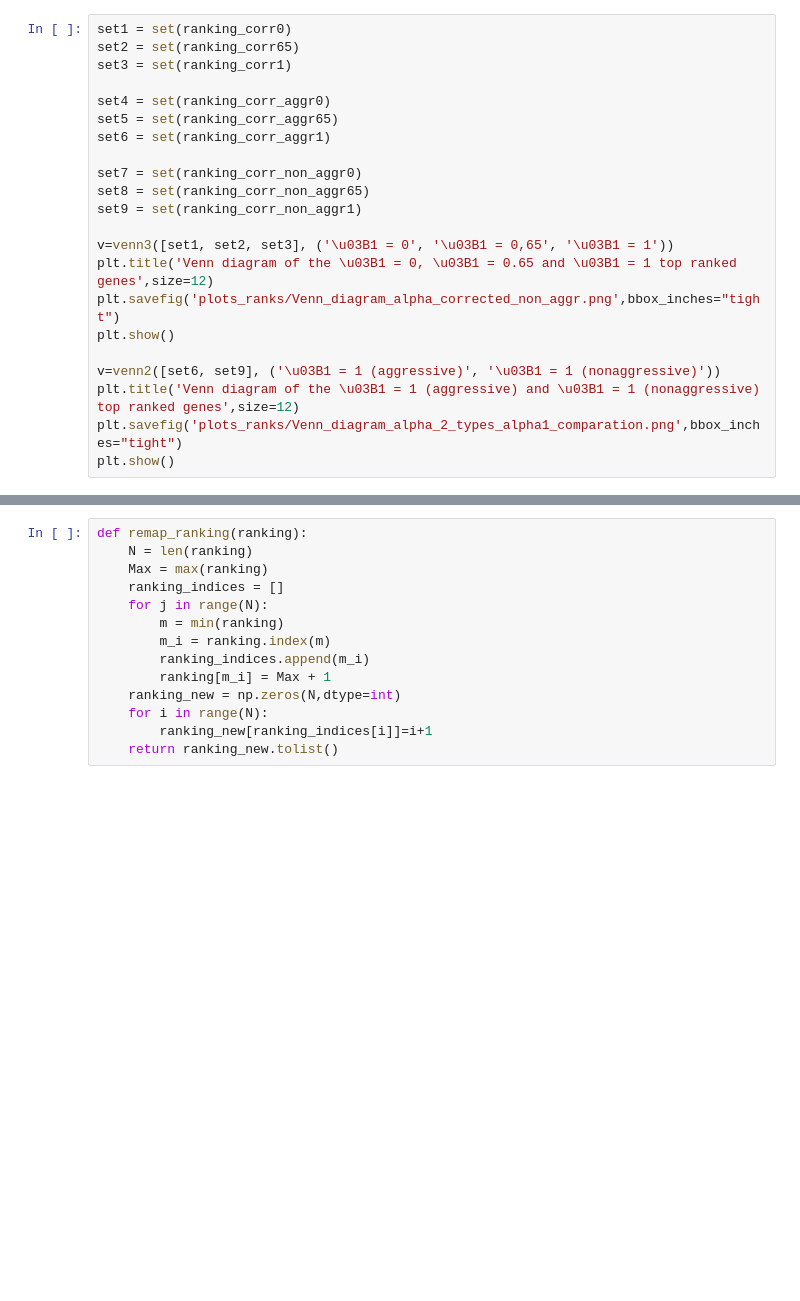
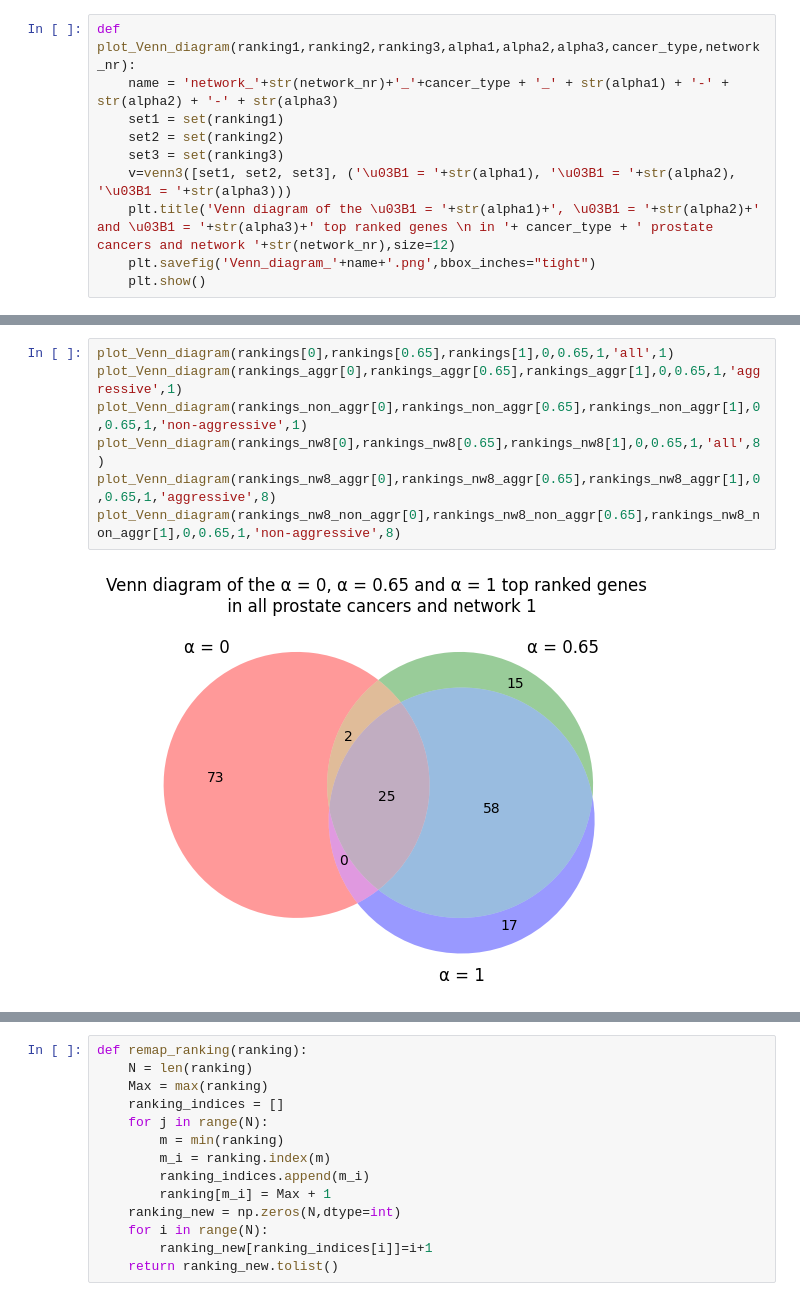
Before and after one commit to dmartmillan/OMEN, a Jupyter notebook: new_data/Compare_rankings.ipynb, the cells around one changed output, grey strips where cells are left out. Cells and saved outputs as stored; diff of their text form; blank space fills up the shorter version.

```diff
--- a/new_data/Compare_rankings.ipynb
+++ b/new_data/Compare_rankings.ipynb
@@ -63,22 +49,10 @@ ranking_corr_non_aggr65bot = rankings_corrected_non_aggr[3][50:100]
 # %%
-set1 = set(ranking_corr0)
-set2 = set(ranking_corr65)
-set3 = set(ranking_corr1)
-
-set4 = set(ranking_corr_aggr0)
-set5 = set(ranking_corr_aggr65)
-set6 = set(ranking_corr_aggr1)
-
-set7 = set(ranking_corr_non_aggr0)
-set8 = set(ranking_corr_non_aggr65)
-set9 = set(ranking_corr_non_aggr1)
-
-v=venn3([set1, set2, set3], ('\u03B1 = 0', '\u03B1 = 0,65', '\u03B1 = 1'))
-plt.title('Venn diagram of the \u03B1 = 0, \u03B1 = 0.65 and \u03B1 = 1 top ranked genes',size=12)
-plt.savefig('plots_ranks/Venn_diagram_alpha_corrected_non_aggr.png',bbox_inches="tight")
-plt.show()
-
-v=venn2([set6, set9], ('\u03B1 = 1 (aggressive)', '\u03B1 = 1 (nonaggressive)'))
-plt.title('Venn diagram of the \u03B1 = 1 (aggressive) and \u03B1 = 1 (nonaggressive) top ranked genes',size=12)
-plt.savefig('plots_ranks/Venn_diagram_alpha_2_types_alpha1_comparation.png',bbox_inches="tight")
-plt.show()
+def plot_Venn_diagram(ranking1,ranking2,ranking3,alpha1,alpha2,alpha3,cancer_type,network_nr):
+    name = 'network_'+str(network_nr)+'_'+cancer_type + '_' + str(alpha1) + '-' + str(alpha2) + '-' + str(alpha3)
+    set1 = set(ranking1)
+    set2 = set(ranking2)
+    set3 = set(ranking3)
+    v=venn3([set1, set2, set3], ('\u03B1 = '+str(alpha1), '\u03B1 = '+str(alpha2), '\u03B1 = '+str(alpha3)))
+    plt.title('Venn diagram of the \u03B1 = '+str(alpha1)+', \u03B1 = '+str(alpha2)+' and \u03B1 = '+str(alpha3)+' top ranked genes \n in '+ cancer_type + ' prostate cancers and network '+str(network_nr),size=12)
+    plt.savefig('Venn_diagram_'+name+'.png',bbox_inches="tight")
+    plt.show()
@@ -254,0 +59,9 @@ ValueError: Length of values (2) does not match length of index (9)
+# %%
+plot_Venn_diagram(rankings[0],rankings[0.65],rankings[1],0,0.65,1,'all',1)
+plot_Venn_diagram(rankings_aggr[0],rankings_aggr[0.65],rankings_aggr[1],0,0.65,1,'aggressive',1)
+plot_Venn_diagram(rankings_non_aggr[0],rankings_non_aggr[0.65],rankings_non_aggr[1],0,0.65,1,'non-aggressive',1)
+plot_Venn_diagram(rankings_nw8[0],rankings_nw8[0.65],rankings_nw8[1],0,0.65,1,'all',8)
+plot_Venn_diagram(rankings_nw8_aggr[0],rankings_nw8_aggr[0.65],rankings_nw8_aggr[1],0,0.65,1,'aggressive',8)
+plot_Venn_diagram(rankings_nw8_non_aggr[0],rankings_nw8_non_aggr[0.65],rankings_nw8_non_aggr[1],0,0.65,1,'non-aggressive',8)
+# %% [output]
+[figure, added]
```
Also changed, not shown: parts of 27 cells of this notebook, 1 other file.
